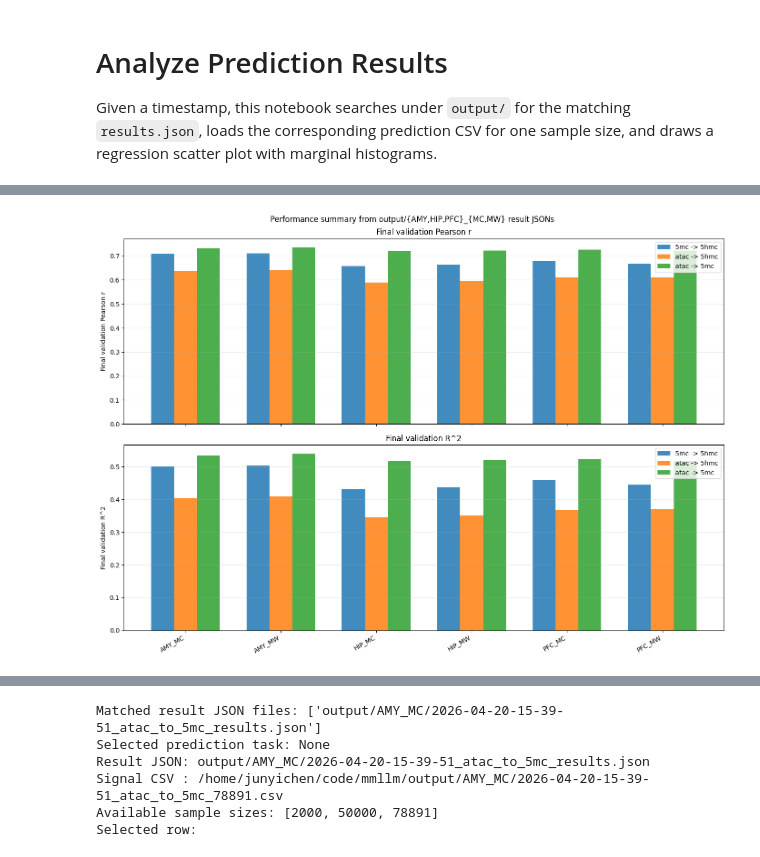
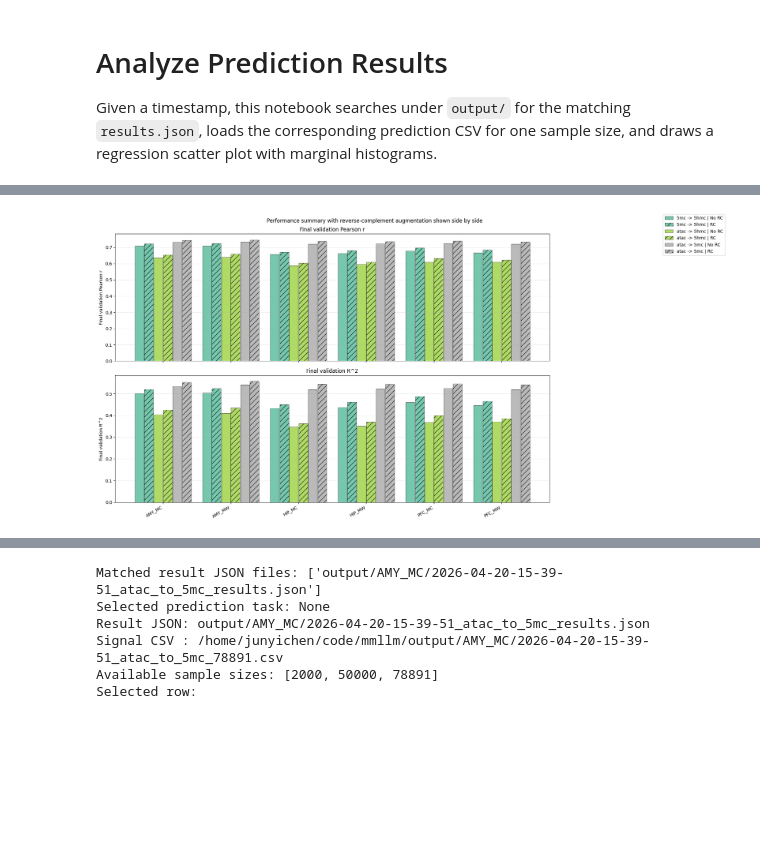
Before and after one commit to juychen/mmllm, a Jupyter notebook: analyze_prediction_results.ipynb, the cells around one changed output, grey strips where cells are left out. Drawn from its saved outputs; the diff is of its cells as text; code cells hidden in the pictures; blank space fills up the shorter version.

Commit message:
Eidt the analysis result

```diff
--- a/analyze_prediction_results.ipynb
+++ b/analyze_prediction_results.ipynb
@@ -34,6 +34,7 @@ for json_path in summary_json_paths:
     with json_path.open('r', encoding='utf-8') as handle:
         bundle = json.load(handle)
     args_block = bundle.get('args', {})
+    rc_flag = bool(args_block.get('augment_reverse_complement', False))
     for result in bundle.get('results', []):
         parent_name = json_path.parent.name
         region, condition = parent_name.split('_', 1)
@@ -48,6 +49,8 @@ for json_path in summary_json_paths:
             'timestamp': args_block.get('timestamp'),
             'prediction_task': prediction_task,
             'num_dmrs': result.get('num_dmrs'),
+            'augment_reverse_complement': rc_flag,
+            'rc_label': 'RC' if rc_flag else 'No RC',
             'best_val_loss': result.get('best_val_loss'),
             'best_val_r2': result.get('best_val_r2'),
             'best_val_pearsonr': result.get('best_val_pearsonr'),
@@ -60,6 +63,7 @@ performance_df = pd.DataFrame(summary_rows)
 performance_df = performance_df.sort_values(['timestamp'], ascending=[False])
 performance_df = performance_df[performance_df['prediction_task'] != 'None -> None']
 performance_df = performance_df.drop_duplicates(
-    subset=['prediction_task', 'region', 'condition', 'num_dmrs'],
+    subset=['prediction_task', 'region', 'condition', 'num_dmrs', 'augment_reverse_complement'],
     keep='first',
 ).copy()
+performance_df
@@ -66,45 +84,86 @@ performance_df = performance_df.drop_duplicates(
 # %%
-performance_df = performance_df[performance_df['num_dmrs'] == 78891]
-performance_df.head(20)
+performance_df_78891 = performance_df[performance_df['num_dmrs'] == 78891].copy()
+performance_df_78891.head(20)
 
-# Plot grouped performance bars across region/condition folders
-plot_df = performance_df.copy()
-plot_df = plot_df.sort_values(['prediction_task', 'region', 'condition', 'num_dmrs', 'timestamp'])
-plot_df = plot_df.groupby(['region', 'condition', 'prediction_task'], as_index=False).tail(1).reset_index(drop=True)
+# Plot grouped performance bars across region/condition folders with reverse-complement augmentation shown side by side
+plot_df = performance_df_78891.copy()
+plot_df = plot_df.sort_values([
+    'prediction_task',
+    'region',
+    'condition',
+    'augment_reverse_complement',
+    'num_dmrs',
+    'timestamp',
+])
+plot_df = plot_df.groupby(
+    ['region', 'condition', 'prediction_task', 'augment_reverse_complement'],
+    as_index=False,
+).tail(1).reset_index(drop=True)
 
 if plot_df.empty:
     raise ValueError('No performance rows available for plotting.')
 
 plot_df['group_label'] = plot_df['region'] + '_' + plot_df['condition']
 task_order = sorted(plot_df['prediction_task'].unique())
 group_order = [f'{region}_{condition}' for region in ['AMY', 'HIP', 'PFC'] for condition in ['MC', 'MW']]
-bar_width = 0.24
+rc_order = [False, True]
+rc_label_map = {False: 'No RC', True: 'RC'}
 x = np.arange(len(group_order))
 
-fig, axes = plt.subplots(2, 1, figsize=(14, 10), sharex=True)
+total_group_width = 0.84
+num_series = max(1, len(task_order) * len(rc_order))
+bar_width = total_group_width / num_series
+task_colors = dict(zip(task_order, plt.cm.Set2(np.linspace(0, 1, len(task_order)))))
+rc_hatches = {False: '', True: '//'}
+
+fig, axes = plt.subplots(2, 1, figsize=(18, 10), sharex=True)
 metric_specs = [
     ('final_val_pearsonr', 'Final validation Pearson r', axes[0]),
     ('final_val_r2', 'Final validation R^2', axes[1]),
 ]
 
+legend_handles = []
+legend_labels = []
+
 for metric_name, metric_label, axis in metric_specs:
-    for task_idx, task_name in enumerate(task_order):
-        task_subset = plot_df.loc[plot_df['prediction_task'] == task_name].set_index('group_label')
-        values = [task_subset.at[group_name, metric_name] if group_name in task_subset.index else np.nan for group_name in group_order]
-        offset = (task_idx - (len(task_order) - 1) / 2) * bar_width
-        axis.bar(x + offset, values, width=bar_width, label=task_name, alpha=0.85)
+    series_index = 0
+    for task_name in task_order:
+        task_subset = plot_df.loc[plot_df['prediction_task'] == task_name].set_index(['group_label', 'augment_reverse_complement'])
+        for rc_flag in rc_order:
+            values = [
+                task_subset.at[(group_name, rc_flag), metric_name]
+                if (group_name, rc_flag) in task_subset.index
+                else np.nan
+                for group_name in group_order
+            ]
+            offset = -total_group_width / 2 + (series_index + 0.5) * bar_width
+            bars = axis.bar(
+                x + offset,
+                values,
+                width=bar_width * 0.95,
+                alpha=0.9,
+                color=task_colors[task_name],
+                hatch=rc_hatches[rc_flag],
+                edgecolor='black',
+                linewidth=0.5,
+                label=f'{task_name} | {rc_label_map[rc_flag]}',
+            )
+            if metric_name == 'final_val_pearsonr':
+                legend_handles.append(bars[0])
+                legend_labels.append(f'{task_name} | {rc_label_map[rc_flag]}')
+            series_index += 1
     axis.set_ylabel(metric_label)
     axis.set_title(metric_label)
     axis.grid(axis='y', alpha=0.25)
-    axis.legend()
 
 axes[1].set_xticks(x)
 axes[1].set_xticklabels(group_order, rotation=30, ha='right')
-fig.suptitle('Performance summary from output/{AMY,HIP,PFC}_{MC,MW} result JSONs')
-fig.tight_layout()
+fig.legend(legend_handles, legend_labels, loc='upper left', bbox_to_anchor=(1.01, 1.0))
+fig.suptitle('Performance summary with reverse-complement augmentation shown side by side')
+fig.tight_layout(rect=[0, 0, 0.82, 1])
 plt.show()
 # %% [output]
-[figure, old version]
+[figure, new version]
 # %%
 # Plot Pearson r versus num_dmrs for each prediction task, split by region and condition
 line_df = pd.DataFrame(summary_rows).copy()
```
Also changed, not shown: parts of 2 cells of this notebook.
